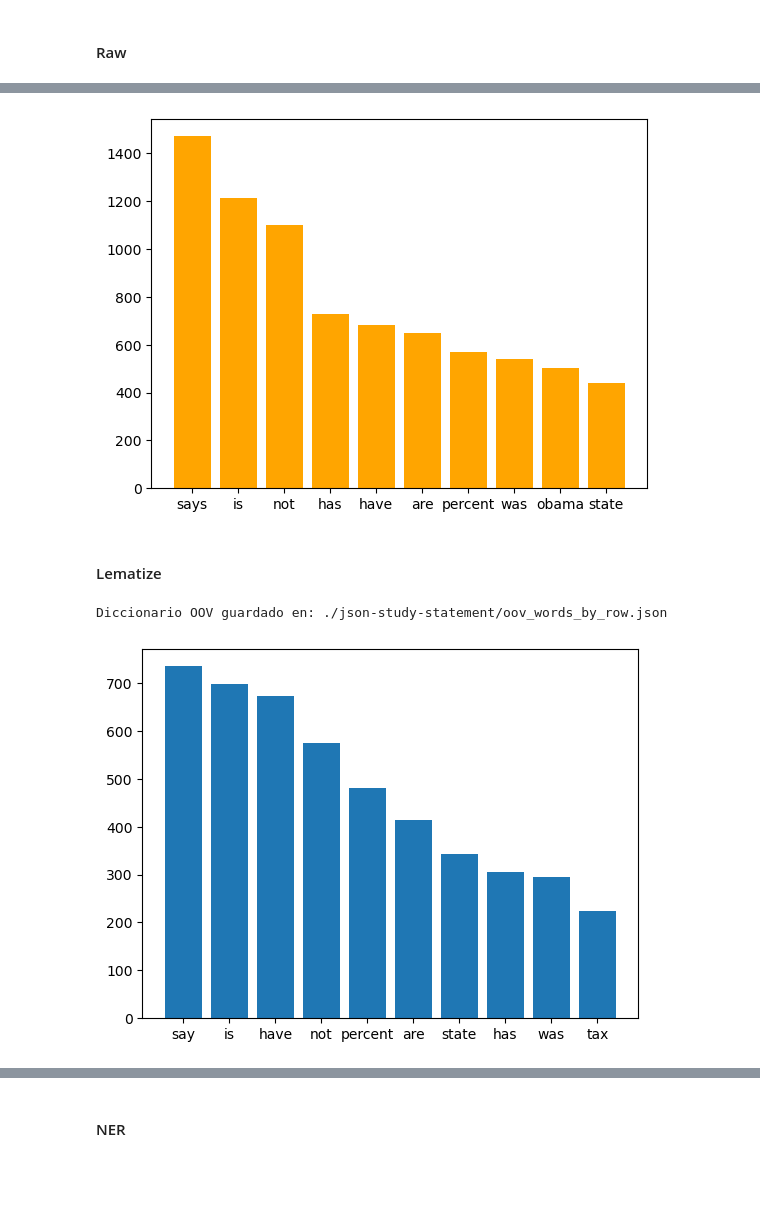
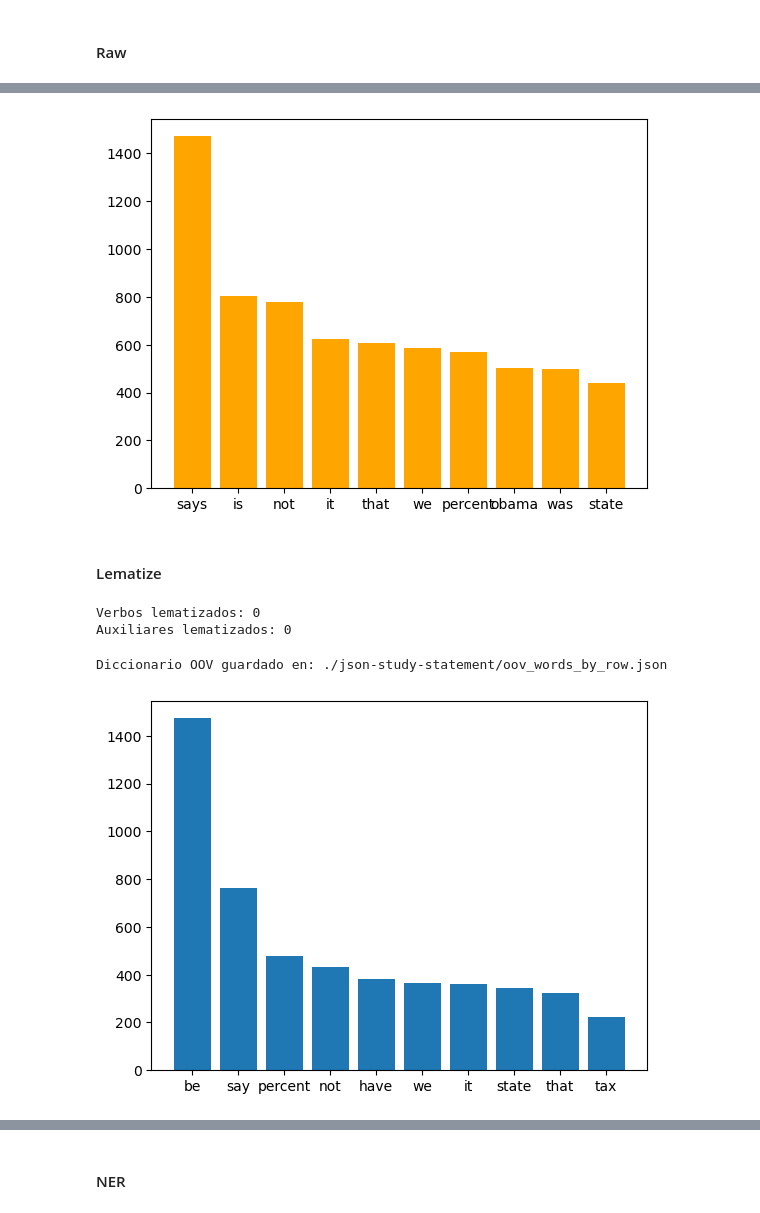
Before and after one commit to Tehedor/Reto2_ML-ABID, a Jupyter notebook: 1_Carga_limpieza_datos.ipynb, the cells around one changed output, grey strips where cells are left out. Drawn from its saved outputs; the diff is of its cells as text; code cells hidden in the pictures; blank space fills up the shorter version.

```diff
--- a/1_Carga_limpieza_datos.ipynb
+++ b/1_Carga_limpieza_datos.ipynb
@@ -573,7 +594,8 @@ print(string.punctuation)
 # dfc['statement'] = dfc['statement'].apply(lambda x: preprocess(x, row_number=i))
 dfc['statement'] = dfc.apply(lambda row: preprocess(row['statement'], row.name), axis=1)
 dfc['statement-raw']  = dfc['statement']
-dfc['statement-raw'] = dfc['statement-raw'].apply(lambda x: x.lower())
+dfc['statement-raw'] = dfc['statement-raw'].str.lower()
+# dfc['statement-raw'] = dfc['statement-raw'].apply(lambda x: x.lower())
 
 
 # Mostrar los contadores
@@ -589,14 +611,6 @@ Dígitos eliminados: 7956
 # %%
-def create_collection_raw(label):
-    collection=[]
+collection=create_collection(dfc,0,'statement-raw')
 
-    for x in dfc[dfc['label']==label]['statement-raw'].str.split():
-        for i in x:
-            collection.append(i)
-    return collection
-
-#Common stopwords in no fake claims, label 0
-collection=create_collection_raw(0)
 
 dic=defaultdict(int)
 for word in collection:
@@ -612,5 +626,6 @@ plt.show()
 # %%
-collection=create_collection_raw(1)
+collection=create_collection(dfc,1,'statement-raw')
+
 
 dic=defaultdict(int)
 for word in collection:
@@ -622,7 +637,7 @@ x,y=zip(*top)
 plt.bar(x,y, color='orange')
 plt.show()
 # %% [output]
-[figure, old version]
+[figure, new version]
 # %%
 # Obtener el conteo de valores únicos de 'speaker'
 # statement_counts = dfc_backup['statement'].value_counts()
@@ -637,6 +647,40 @@ with open('json-study-statement/statements_raw.json', 'w', encoding='utf-8') as
 # %% [markdown]
 #### Lematize
+# %%
+lemmatized_verbs_count = 0
+lemmatized_aux_count = 0
+
+def lemmatize_verbs(text):
+    doc = nlp(text)
+    lemmatized_text = []
+    for token in doc:
+        # Si es un auxiliar (como "is") pero funciona como auxiliar, lo ignoramos
+        if token.pos_ == "AUX" and token.dep_ == "aux":
+            continue
+        # Si es VERB o AUX no auxiliar, lematizamos
+        elif token.pos_ in {"VERB", "AUX"}:
+            lemmatized_text.append(token.lemma_)
+        else:
+            lemmatized_text.append(token.text)
+    return " ".join(lemmatized_text)
+
+# ------------------- Sección de pruebas -------------------
+if __name__ == "__main__":
+    ejemplos = [
+        # "China is in the South China Sea and (building)a military fortress the likes of which perhaps the world has not seen.",
+        # "they would had not check library book photo ID",
+    ]
+
+    for s in ejemplos:
+        print(f"Original: {s}")
+        resultado = lemmatize_verbs(s)
+        print(f"Procesado: {resultado}\n")
+
+print(f"Verbos lematizados: {lemmatized_verbs_count}")
+print(f"Auxiliares lematizados: {lemmatized_aux_count}")
+# %% [output]
+Verbos lematizados: 0
+Auxiliares lematizados: 0
 # %%
-dfc['statement-leamtize'] = dfc['statement'].apply(lambda x: lemmatize_verbs(x))
-dfc['statement-leamtize'] = dfc['statement-leamtize'].apply(lambda x: x.lower())
+dfc['statement-lemmatize'] = dfc['statement-raw'].apply(lambda x: lemmatize_verbs(x))
 # %%
@@ -676,24 +713,15 @@ with open('json-study-statement/statements_lematize.json', 'w', encoding='utf-8'
 # %%
-def create_collection_lematize(label):
-    collection=[]
-
-    for x in dfc[dfc['label']==label]['statement-leamtize'].str.split():
-        for i in x:
-            collection.append(i)
-    return collection
-
-#Common stopwords in no fake claims, label 0
-collection=create_collection_lematize(0)
+collection = create_collection(dfc,0,'statement-lemmatize')
 
 dic=defaultdict(int)
 for word in collection:
     dic[word]+=1
 
 top=sorted(dic.items(), key=lambda x:x[1],reverse=True)[:10]
 
 x,y=zip(*top)
 plt.bar(x,y)
 plt.show()
 # %% [output]
-[figure, old version]
+[figure, new version]
 # %%
```
Also changed, not shown: parts of 82 cells of this notebook, 25 other files.
